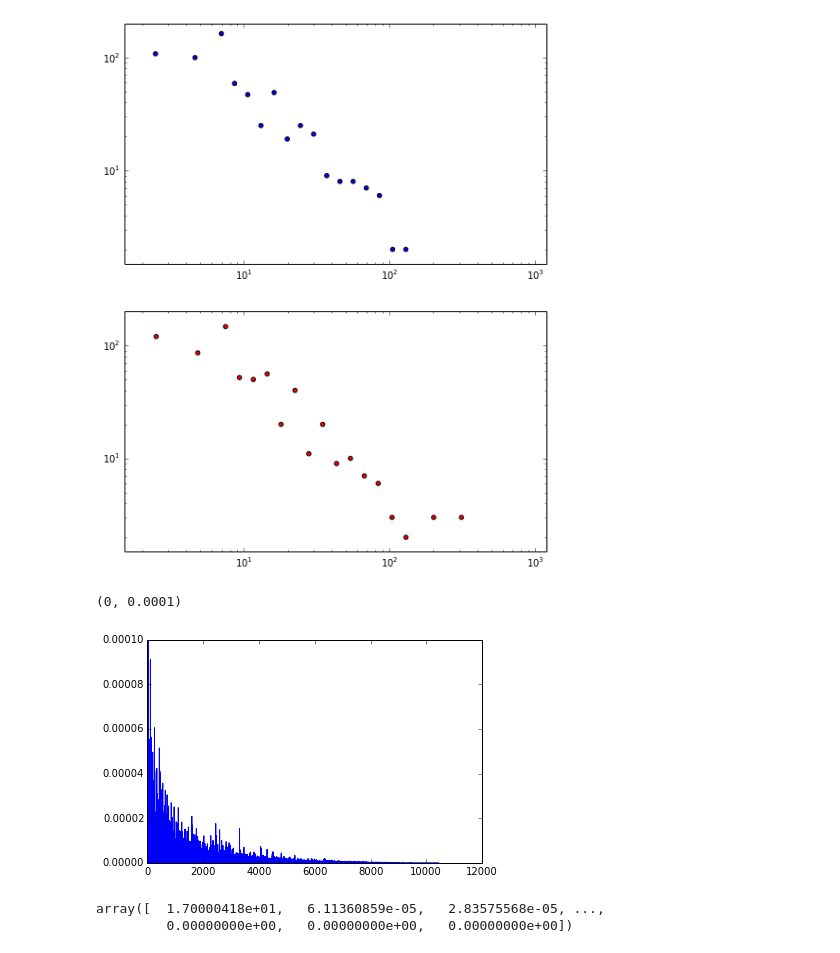
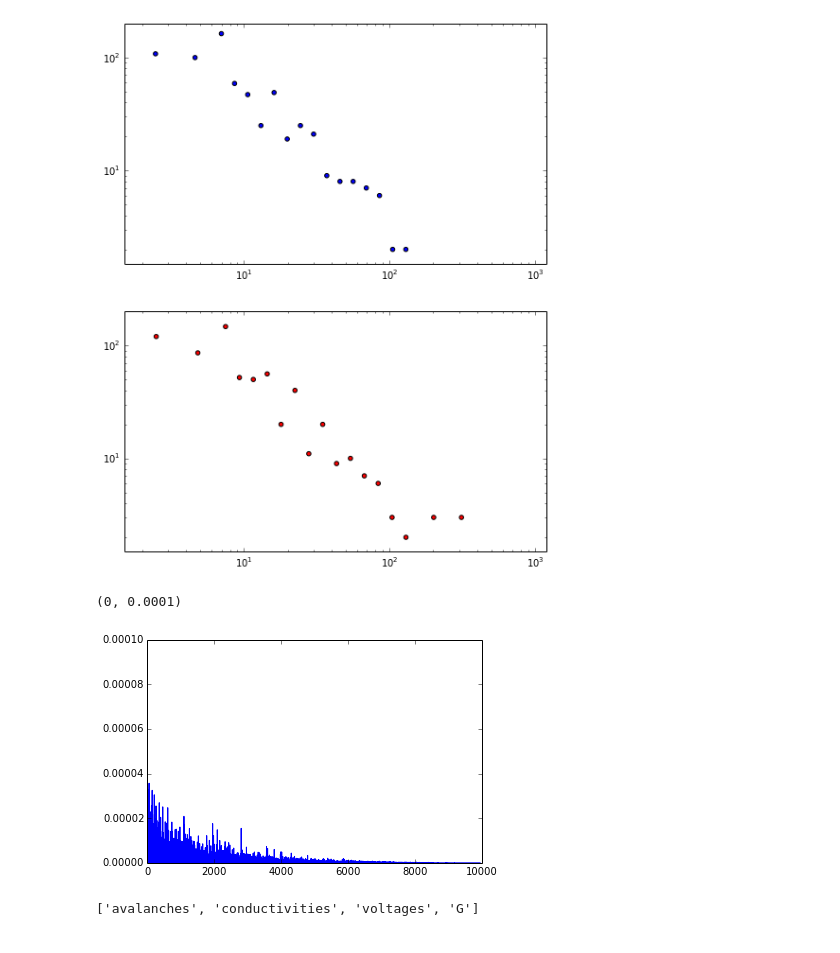
Before and after one commit to forrestsheldon/memNets, a Jupyter notebook: Memristor_Fuse_Data.ipynb, the cells around one changed output. Drawn from its saved outputs; the diff is of its cells as text; code cells hidden in the pictures.

```diff
--- a/Memristor_Fuse_Data.ipynb
+++ b/Memristor_Fuse_Data.ipynb
@@ -305,16 +281,15 @@ for a in ax:
 # %% [output]
 [figure]
 # %%
-cond = L128_p6_ON1_1['conductivities']
+cond = L128_p6_ON1_1['conductivities'][500:]
 Delta_cond = np.ediff1d(cond)
 fig, ax = plt.subplots()
 ax.plot(Delta_cond)
 ax.set_ylim(0, 1e-4)
 # %% [output]
 (0, 0.0001)
-[figure, old version]
+[figure, new version]
-# %%
-Delta_cond
-# %% [output]
-array([  1.70000418e+01,   6.11360859e-05,   2.83575568e-05, ...,
-         0.00000000e+00,   0.00000000e+00,   0.00000000e+00])
+# %%
+L128_p6_ON1_1.files
+# %% [output]
+['avalanches', 'conductivities', 'voltages', 'G']
```
Also changed, not shown: parts of 7 cells of this notebook, 2 other files.
